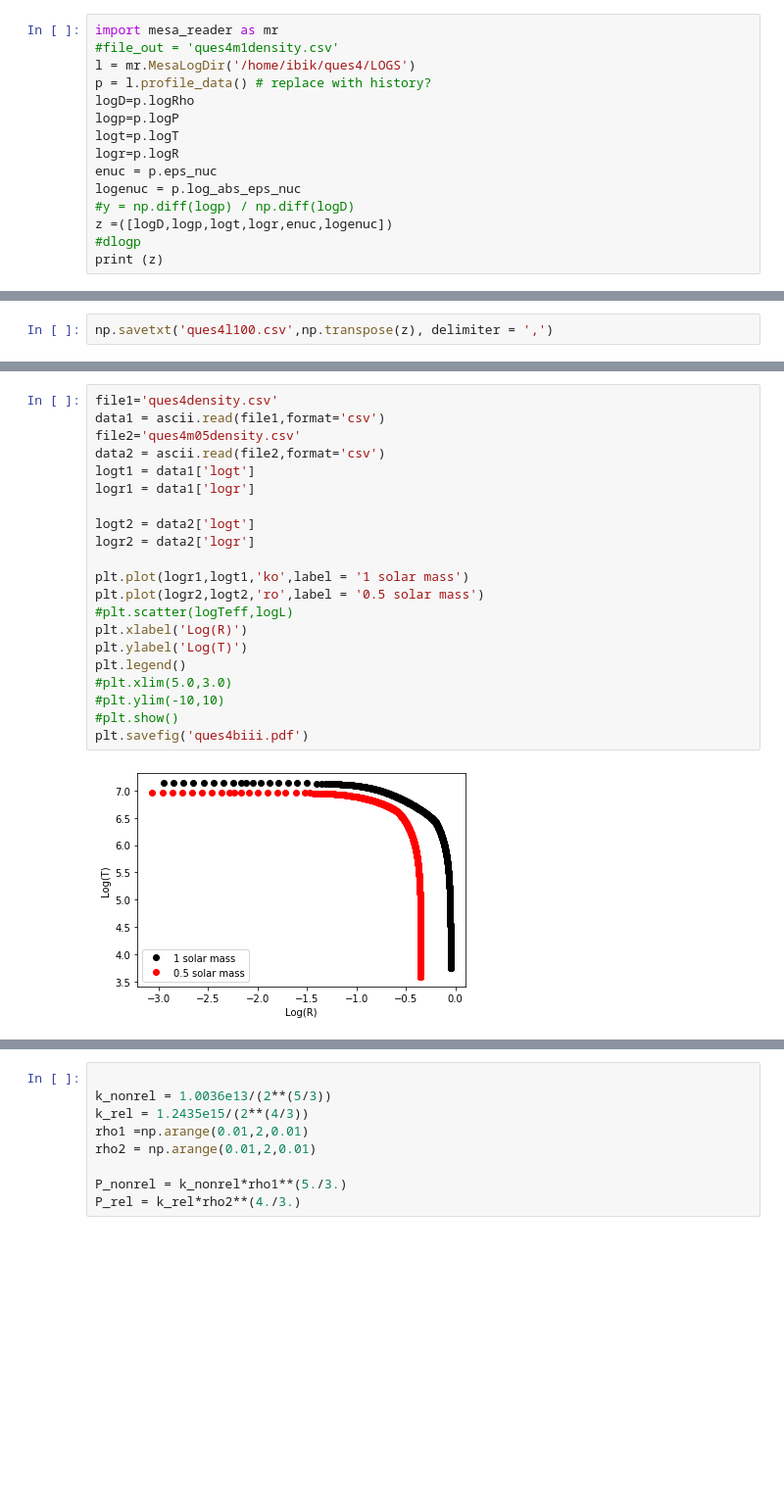
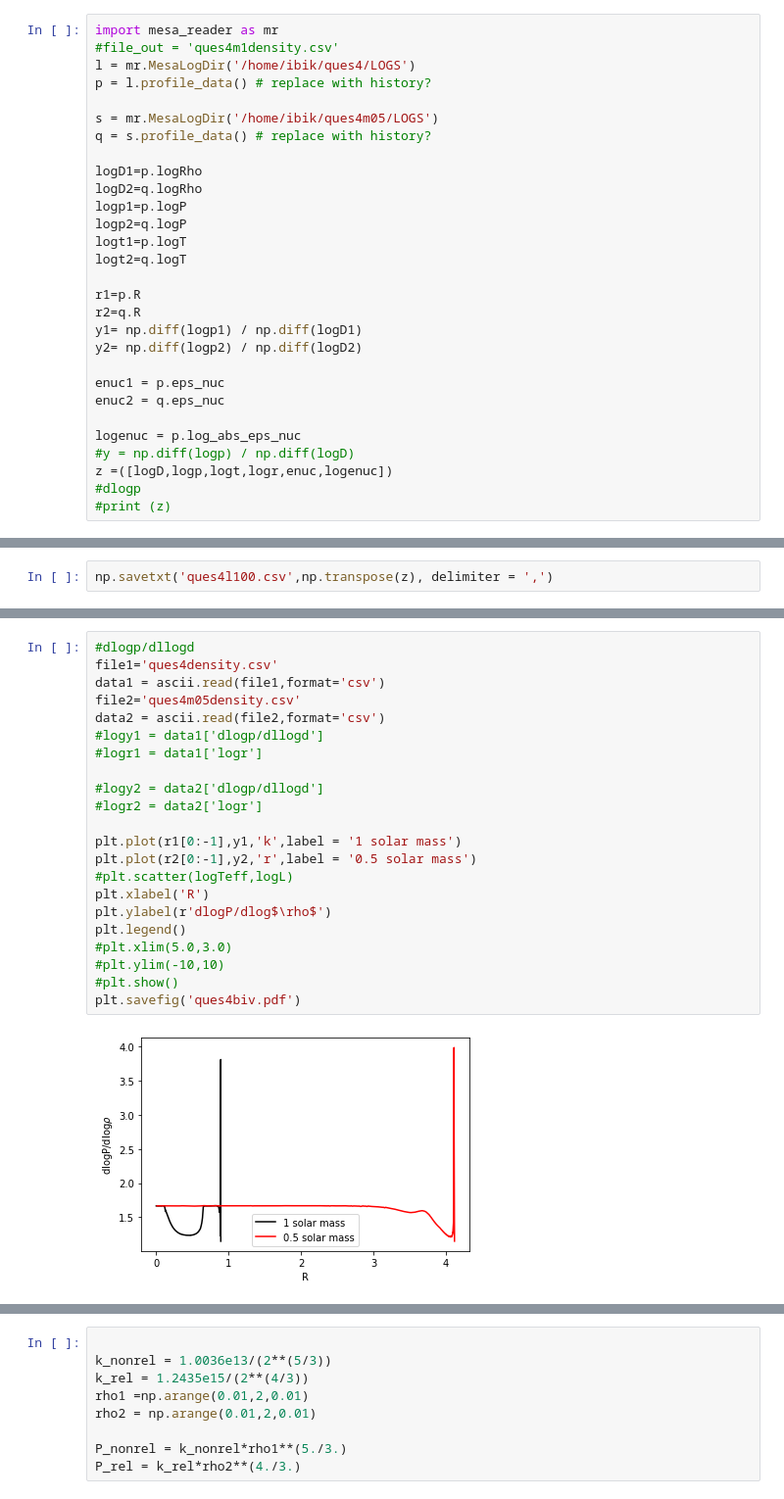
Before and after one commit to ibikadaeze/ast1501, a Jupyter notebook: ques4.ipynb, the cells around one changed output, grey strips where cells are left out. Shown: that part at 98% size. Saved outputs shown, nothing was run; the diff lists cells and outputs as text; blank space fills up the shorter version.

```diff
--- a/ques4.ipynb
+++ b/ques4.ipynb
@@ -9,14 +10,28 @@ import mesa_reader as mr
 #file_out = 'ques4m1density.csv'
 l = mr.MesaLogDir('/home/ibik/ques4/LOGS')
 p = l.profile_data() # replace with history?
-logD=p.logRho
-logp=p.logP
-logt=p.logT
-logr=p.logR
-enuc = p.eps_nuc
+
+s = mr.MesaLogDir('/home/ibik/ques4m05/LOGS')
+q = s.profile_data() # replace with history?
+
+logD1=p.logRho
+logD2=q.logRho
+logp1=p.logP
+logp2=q.logP
+logt1=p.logT
+logt2=q.logT
+
+r1=p.R
+r2=q.R
+y1= np.diff(logp1) / np.diff(logD1)
+y2= np.diff(logp2) / np.diff(logD2)
+
+enuc1 = p.eps_nuc
+enuc2 = q.eps_nuc
+
 logenuc = p.log_abs_eps_nuc
 #y = np.diff(logp) / np.diff(logD)
 z =([logD,logp,logt,logr,enuc,logenuc])
 #dlogp
-print (z)
+#print (z)
 # %% [output]
@@ -112,23 +124,24 @@ plt.savefig('ques4bii.pdf')
 # %%
+#dlogp/dllogd
 file1='ques4density.csv'
 data1 = ascii.read(file1,format='csv')
 file2='ques4m05density.csv'
 data2 = ascii.read(file2,format='csv')
-logt1 = data1['logt']
-logr1 = data1['logr']
+#logy1 = data1['dlogp/dllogd']
+#logr1 = data1['logr']
 
-logt2 = data2['logt']
-logr2 = data2['logr']
+#logy2 = data2['dlogp/dllogd']
+#logr2 = data2['logr']
 
-plt.plot(logr1,logt1,'ko',label = '1 solar mass')
-plt.plot(logr2,logt2,'ro',label = '0.5 solar mass')
+plt.plot(r1[0:-1],y1,'k',label = '1 solar mass')
+plt.plot(r2[0:-1],y2,'r',label = '0.5 solar mass')
 #plt.scatter(logTeff,logL)
-plt.xlabel('Log(R)')
-plt.ylabel('Log(T)')
+plt.xlabel('R')
+plt.ylabel(r'dlogP/dlog$\rho$')
 plt.legend()
 #plt.xlim(5.0,3.0)
 #plt.ylim(-10,10)
 #plt.show()
-plt.savefig('ques4biii.pdf')
+plt.savefig('ques4biv.pdf')
 # %% [output]
-[figure, old version]
+[figure, new version]
```
Also changed, not shown: parts of 15 cells of this notebook.
